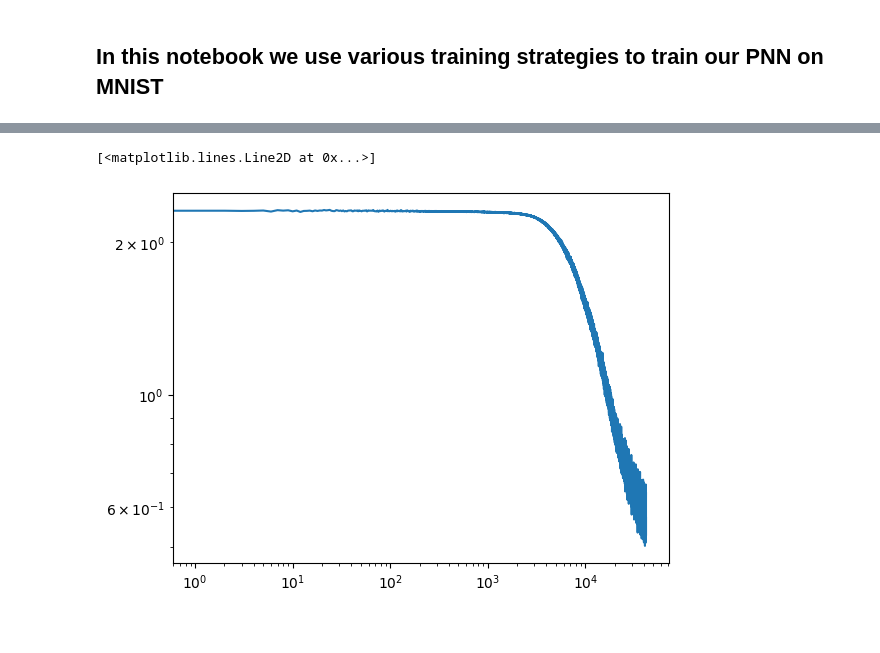
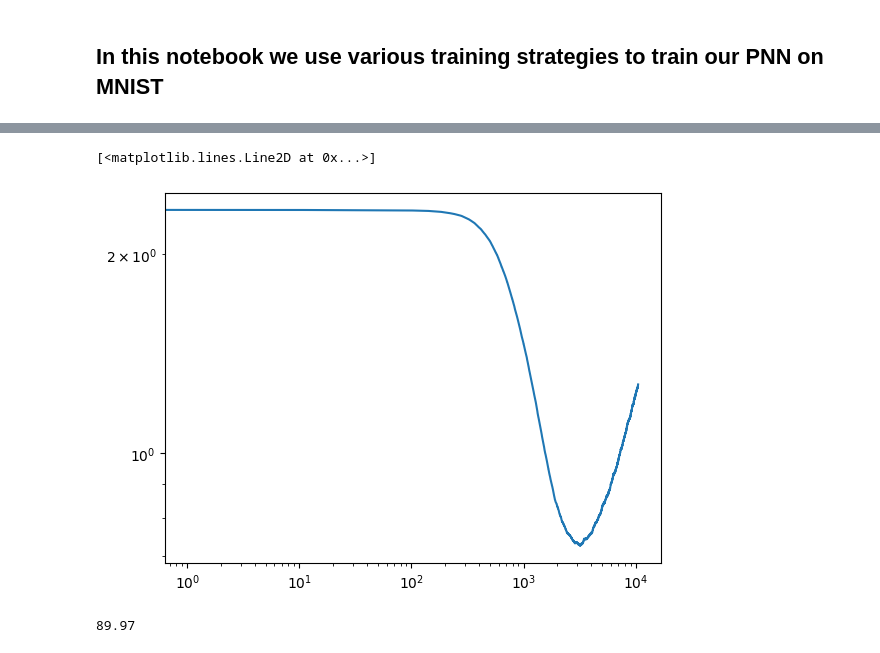
Before and after one commit to ASkalli/nonlinear_oscillator_network, a Jupyter notebook: MNIST/Train_PNN_SPSA_MNIST.ipynb, the cells around one changed output, grey strips where cells are left out. Cells and saved outputs as stored; diff of their text form; code cells hidden in the pictures.

Commit message:
First SPSA run PEPG BP finished for MNIST

```diff
--- a/MNIST/Train_PNN_SPSA_MNIST.ipynb
+++ b/MNIST/Train_PNN_SPSA_MNIST.ipynb
@@ -33,9 +34,9 @@ X_train_MNIST, Y_train_MNIST = next(iter(train_loader_MNIST))
 X_test_MNIST, Y_test_MNIST = next(iter(test_loader_MNIST))
 # %%
 N_neurons_vec = [5, 10, 20, 30, 50, 75, 100]
-#N_neurons_vec = [30]
+N_neurons_vec = [100]
 
-n_epochs = 700
+n_epochs = 1500
 results = []
 
 stats = 1
@@ -89,8 +90,8 @@ for s in range(stats):
             init_pos = init_pos.cpu()
         init_pos = init_pos.numpy()
 
-        SPSA_optimizer = SPSA_opt(init_pos,alpha=1e-3,epsilon=1e-5)
-        Adam = AdamOptimizer(init_pos, lr=1e-3, beta1=0.9, beta2=0.9, epsilon=1e-8)
+        SPSA_optimizer = SPSA_opt(init_pos,alpha=3e-4,epsilon=1e-5)
+        Adam = AdamOptimizer(init_pos, lr=3e-4, beta1=0.9, beta2=0.9, epsilon=1e-8)
 
         print(f'Using {n_neurons} per layer, run {s+1}, number of parameters {model.count_parameters()}')
         D = train_online_SPSA_NN(model, n_epochs, train_loader_MNIST, test_loader_MNIST, loss, SPSA_optimizer,adam_optimizer=Adam)
@@ -126,8 +127,12 @@ Epoch [29/700], Step [40/60], Loss: 2.285849571228027
 # %%
-plt.loglog(D['train_loss'])
+plt.loglog(D['test_loss'])
 # %% [output]
 [<matplotlib.lines.Line2D at 0x...>]
-[figure, old version]
+[figure, new version]
+# %%
+max(D['test_acc'])
+# %% [output]
+89.97
 # %%
 with open('results/paramscan_PNN_SPSA_MNIST.pkl', 'wb') as f:
     pickle.dump(results, f)
```
Also changed, not shown: parts of 2 cells of this notebook, 14 other files.
